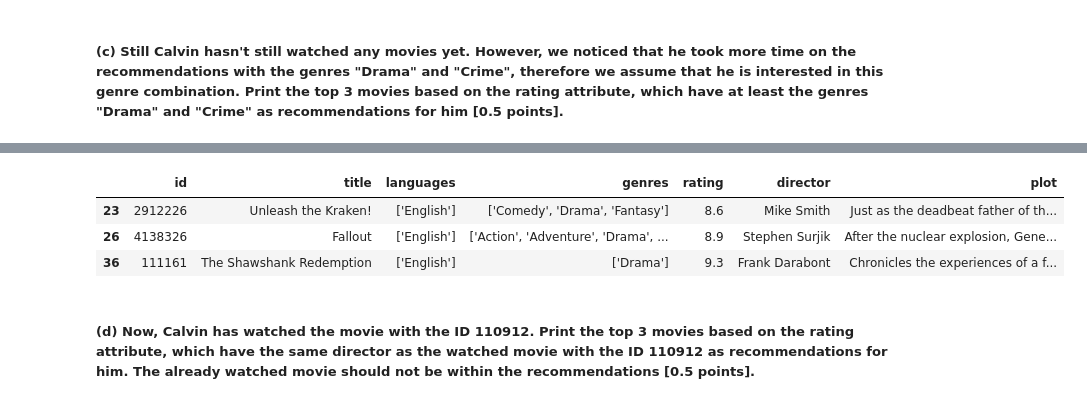
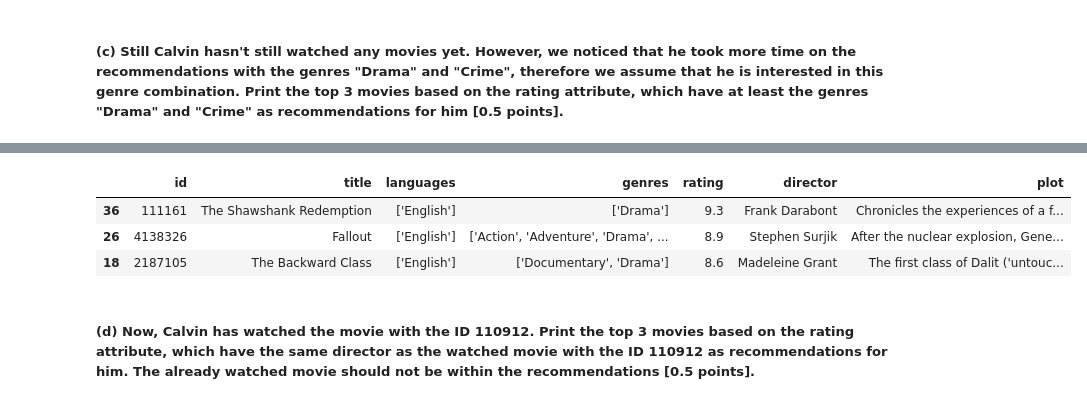
Before and after one commit to arslasel/PythonMathProjects, a Jupyter notebook: MachineLearningDataMining/GradedLab01.ipynb, the cells around one changed output, grey strips where cells are left out. Drawn from its saved outputs; the diff is of its cells as text; code cells hidden in the pictures.

```diff
--- a/MachineLearningDataMining/GradedLab01.ipynb
+++ b/MachineLearningDataMining/GradedLab01.ipynb
@@ -37,8 +37,8 @@ import numpy as np
 import matplotlib.pyplot as plt
 import seaborn as sns
 import pandas as pd
-
 df = pd.read_csv('movies.csv')
+pd.set_option('max_colwidth', None)
 df
 # %% [output]
 |  | id | title | languages | genres | rating | director | plot |
@@ -122,14 +122,14 @@ dfSortedCrimeDrama
 | 36 | 111161 | The Shawshank Redemption | ['English'] | ['Drama'] | 9.3 | Frank Darabont | Chronicles the experiences of a f... |
 | 42 | 7056864 | Cocaine Godmother | ['English'] | ['Biography', 'Crime', 'Drama'] | 5.6 | Guillermo Navarro | The life of drug lord Griselda Bl... |
 # %%
-dfSortedCD = dfSortedCrimeDrama.sort_values(by=['rating'])
-dfTopCD = dfSortedCD.tail(3)
+dfSortedCD = dfSortedCrimeDrama.sort_values(by=['rating'], ascending=False)
+dfTopCD = dfSortedCD.head(3)
 dfTopCD
 # %% [output]
 |  | id | title | languages | genres | rating | director | plot |
-| 23 | 2912226 | Unleash the Kraken! | ['English'] | ['Comedy', 'Drama', 'Fantasy'] | 8.6 | Mike Smith | Just as the deadbeat father of th... |
+| 36 | 111161 | The Shawshank Redemption | ['English'] | ['Drama'] | 9.3 | Frank Darabont | Chronicles the experiences of a f... |
 | 26 | 4138326 | Fallout | ['English'] | ['Action', 'Adventure', 'Drama', ... | 8.9 | Stephen Surjik | After the nuclear explosion, Gene... |
-| 36 | 111161 | The Shawshank Redemption | ['English'] | ['Drama'] | 9.3 | Frank Darabont | Chronicles the experiences of a f... |
+| 18 | 2187105 | The Backward Class | ['English'] | ['Documentary', 'Drama'] | 8.6 | Madeleine Grant | The first class of Dalit ('untouc... |
 # %% [markdown]
 ##### __(d) Now, Calvin has watched the movie with the ID 110912. Print the top 3 movies based on the rating attribute, which have the same director as the watched movie with the ID 110912 as recommendations for him. The already watched movie should not be within the recommendations [0.5 points].__
 # %%
```
Also changed, not shown: parts of 11 cells of this notebook.
